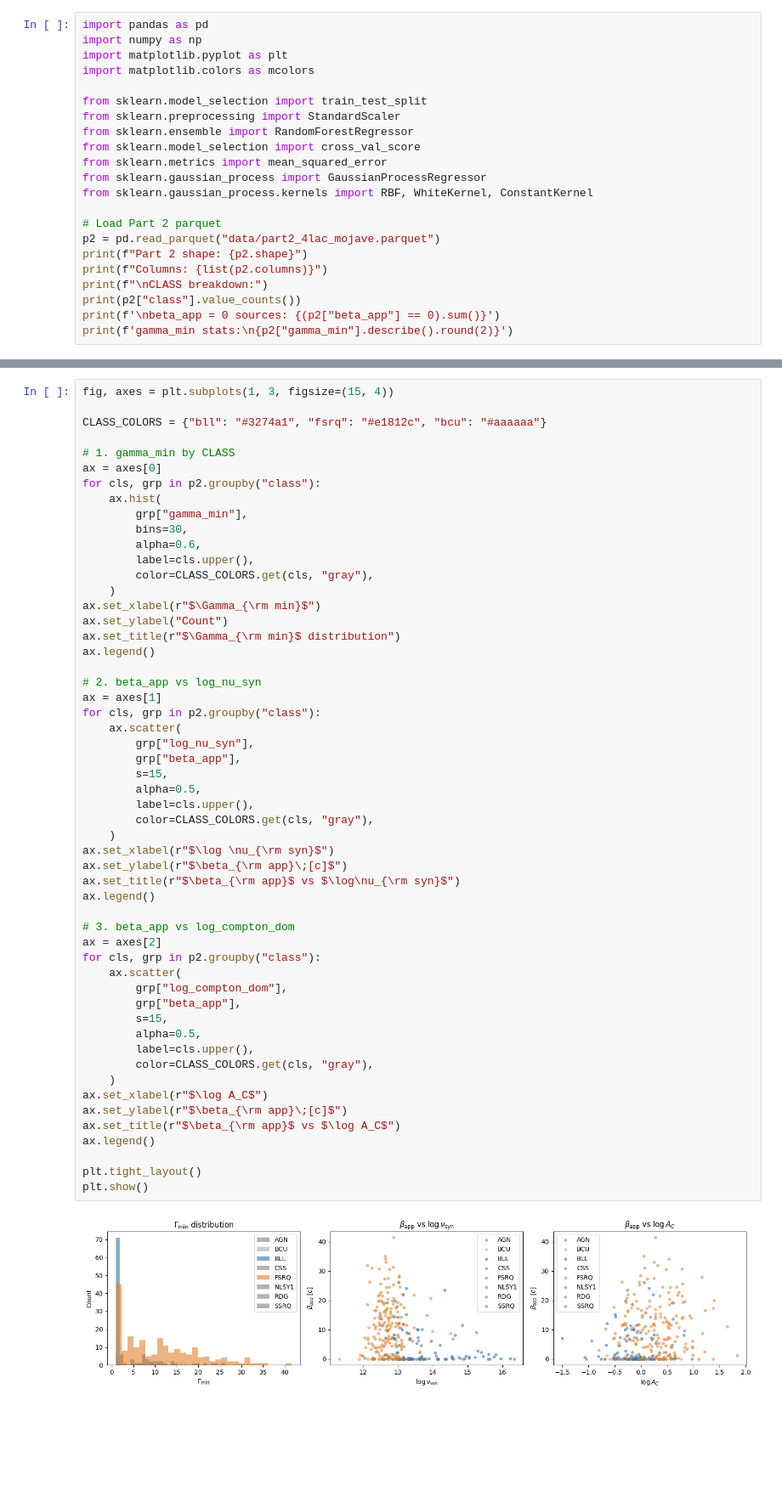
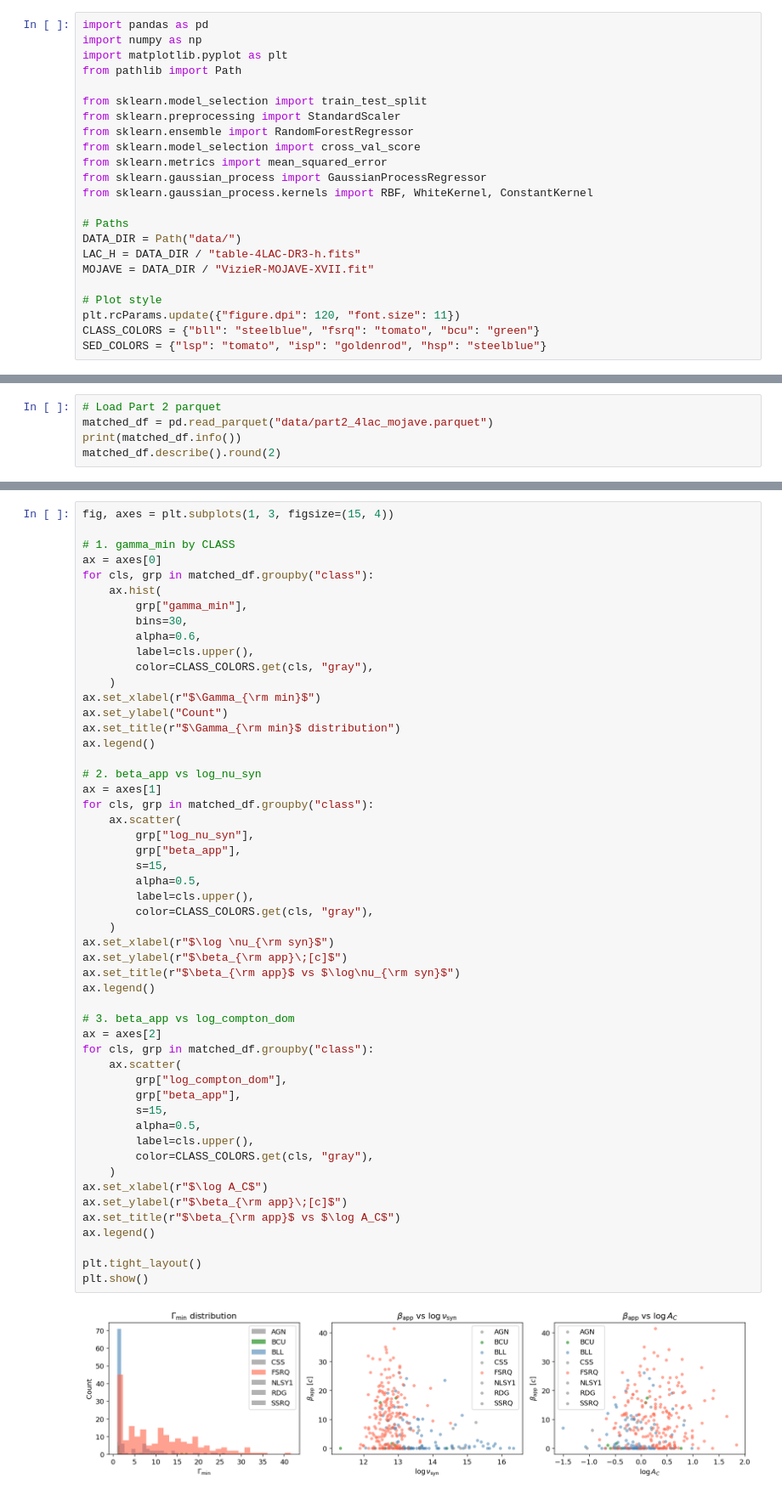
Before and after one commit to altjerue/ilwikak-ml, a Jupyter notebook: blazar_population_ml-p2.ipynb, the cells around one changed output, grey strips where cells are left out. Shown at 85% size. Saved outputs shown, nothing was run; the diff lists cells and outputs as text; blank space fills up the shorter version.

```diff
--- a/blazar_population_ml-p2.ipynb
+++ b/blazar_population_ml-p2.ipynb
@@ -58,7 +46,7 @@ The CLASS breakdown of this subsample is heavily biased toward FSRQs (200/334) a
 import pandas as pd
 import numpy as np
 import matplotlib.pyplot as plt
-import matplotlib.colors as mcolors
+from pathlib import Path
 
 from sklearn.model_selection import train_test_split
 from sklearn.preprocessing import StandardScaler
@@ -68,11 +56,12 @@ from sklearn.metrics import mean_squared_error
 from sklearn.gaussian_process import GaussianProcessRegressor
 from sklearn.gaussian_process.kernels import RBF, WhiteKernel, ConstantKernel
 
-# Load Part 2 parquet
-p2 = pd.read_parquet("data/part2_4lac_mojave.parquet")
-print(f"Part 2 shape: {p2.shape}")
-print(f"Columns: {list(p2.columns)}")
-print(f"\nCLASS breakdown:")
-print(p2["class"].value_counts())
-print(f'\nbeta_app = 0 sources: {(p2["beta_app"] == 0).sum()}')
-print(f'gamma_min stats:\n{p2["gamma_min"].describe().round(2)}')
+# Paths
+DATA_DIR = Path("data/")
+LAC_H = DATA_DIR / "table-4LAC-DR3-h.fits"
+MOJAVE = DATA_DIR / "VizieR-MOJAVE-XVII.fit"
+
+# Plot style
+plt.rcParams.update({"figure.dpi": 120, "font.size": 11})
+CLASS_COLORS = {"bll": "steelblue", "fsrq": "tomato", "bcu": "green"}
+SED_COLORS = {"lsp": "tomato", "isp": "goldenrod", "hsp": "steelblue"}
@@ -96,0 +68,5 @@ Name: gamma_min, dtype: float64
+# %%
+# Load Part 2 parquet
+matched_df = pd.read_parquet("data/part2_4lac_mojave.parquet")
+print(matched_df.info())
+matched_df.describe().round(2)
@@ -106,11 +134,9 @@ Key comparisons:
 # %%
 fig, axes = plt.subplots(1, 3, figsize=(15, 4))
 
-CLASS_COLORS = {"bll": "#3274a1", "fsrq": "#e1812c", "bcu": "#aaaaaa"}
-
 # 1. gamma_min by CLASS
 ax = axes[0]
-for cls, grp in p2.groupby("class"):
+for cls, grp in matched_df.groupby("class"):
     ax.hist(
         grp["gamma_min"],
         bins=30,
@@ -125,37 +151,37 @@ ax.legend()
 
 # 2. beta_app vs log_nu_syn
 ax = axes[1]
-for cls, grp in p2.groupby("class"):
+for cls, grp in matched_df.groupby("class"):
     ax.scatter(
         grp["log_nu_syn"],
         grp["beta_app"],
         s=15,
         alpha=0.5,
         label=cls.upper(),
         color=CLASS_COLORS.get(cls, "gray"),
     )
 ax.set_xlabel(r"$\log \nu_{\rm syn}$")
 ax.set_ylabel(r"$\beta_{\rm app}\;[c]$")
 ax.set_title(r"$\beta_{\rm app}$ vs $\log\nu_{\rm syn}$")
 ax.legend()
 
 # 3. beta_app vs log_compton_dom
 ax = axes[2]
-for cls, grp in p2.groupby("class"):
+for cls, grp in matched_df.groupby("class"):
     ax.scatter(
         grp["log_compton_dom"],
         grp["beta_app"],
         s=15,
         alpha=0.5,
         label=cls.upper(),
         color=CLASS_COLORS.get(cls, "gray"),
     )
 ax.set_xlabel(r"$\log A_C$")
 ax.set_ylabel(r"$\beta_{\rm app}\;[c]$")
 ax.set_title(r"$\beta_{\rm app}$ vs $\log A_C$")
 ax.legend()
 
 plt.tight_layout()
 plt.show()
 # %% [output]
-[figure, old version]
+[figure, new version]
```
Also changed, not shown: parts of 6 cells of this notebook, 1 other file.
